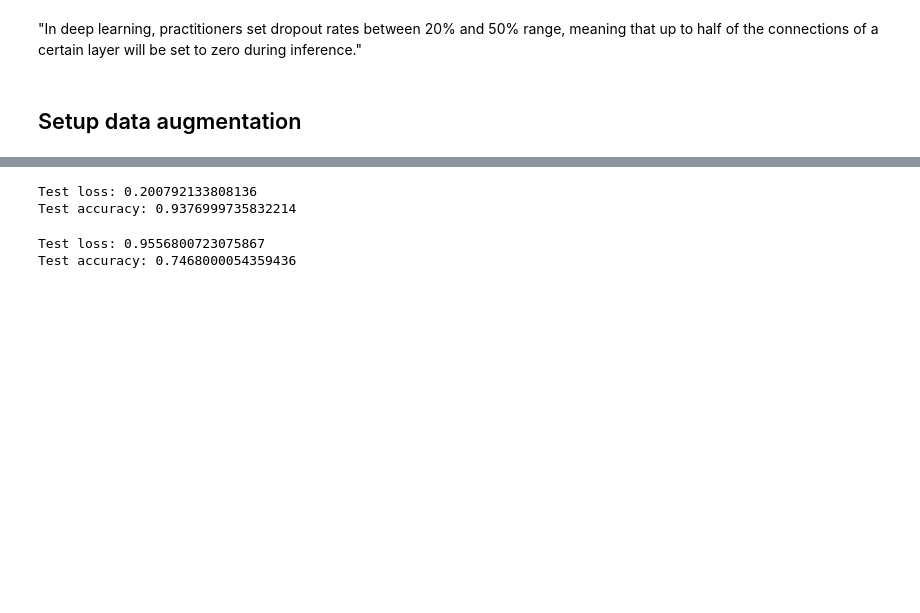
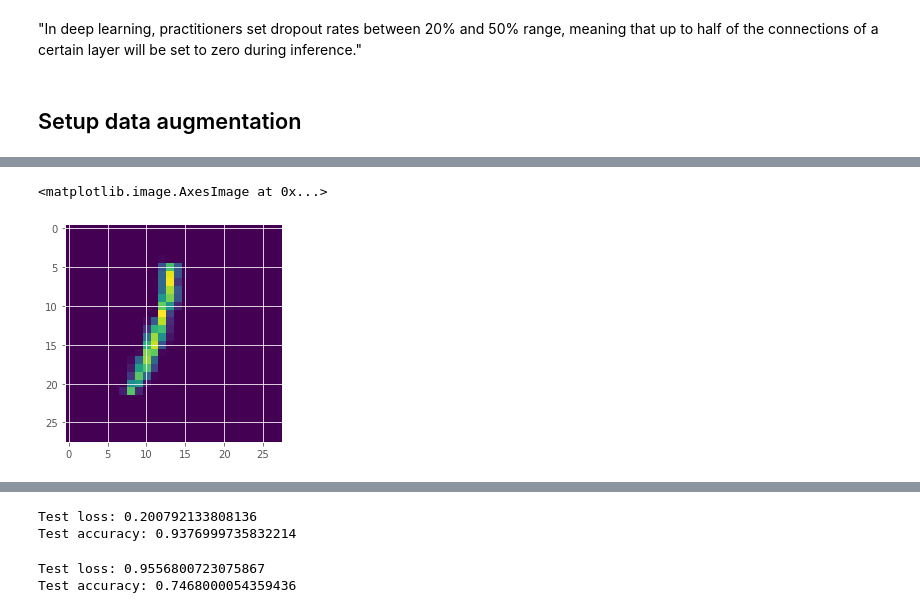
Before and after one commit to tylerlum/deep_learning_monte_carlo_dropout, a Jupyter notebook: mc_dropout_mnist.ipynb, the cells around one changed output, grey strips where cells are left out. Saved outputs shown, nothing was run; the diff lists cells and outputs as text; code cells hidden in the pictures; blank space fills up the shorter version.

```diff
--- a/mc_dropout_mnist.ipynb
+++ b/mc_dropout_mnist.ipynb
@@ -560,0 +561,12 @@ plt.show()
+# %%
+from keras.preprocessing.image import ImageDataGenerator
+data_generator = ImageDataGenerator(rotation_range=20, width_shift_range=0.1,
+    height_shift_range=0.1, brightness_range=[0.2, 1.2], zoom_range=[1, 1.3])
+
+data_iterator = data_generator.flow(x_test, y_test, batch_size=1)
+# %%
+batch = data_iterator.next()
+plt.imshow(np.squeeze(batch[0]))
+# %% [output]
+<matplotlib.image.AxesImage at 0x...>
+[figure, added]
```
Also changed, not shown: parts of 2 cells of this notebook.
